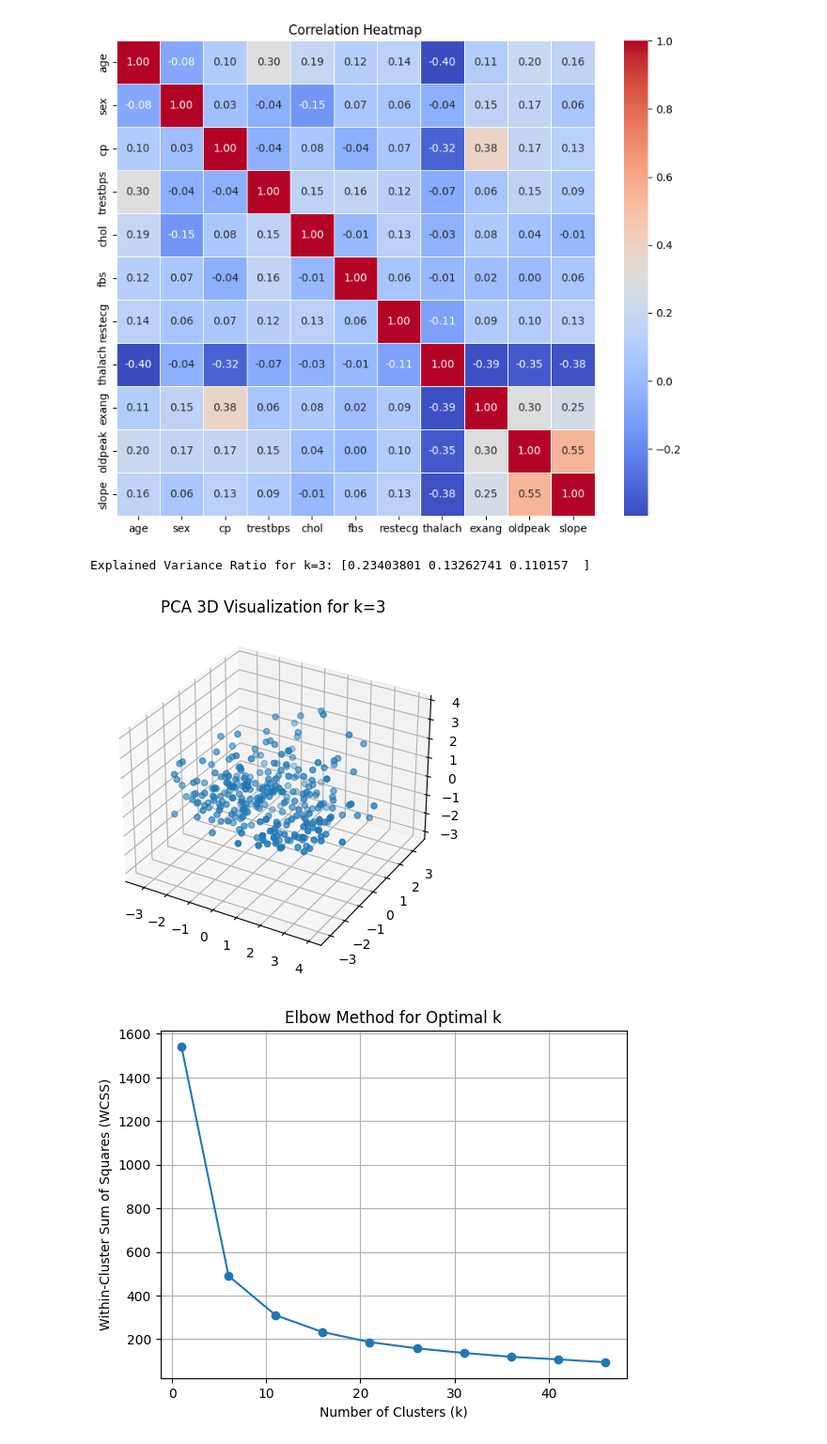
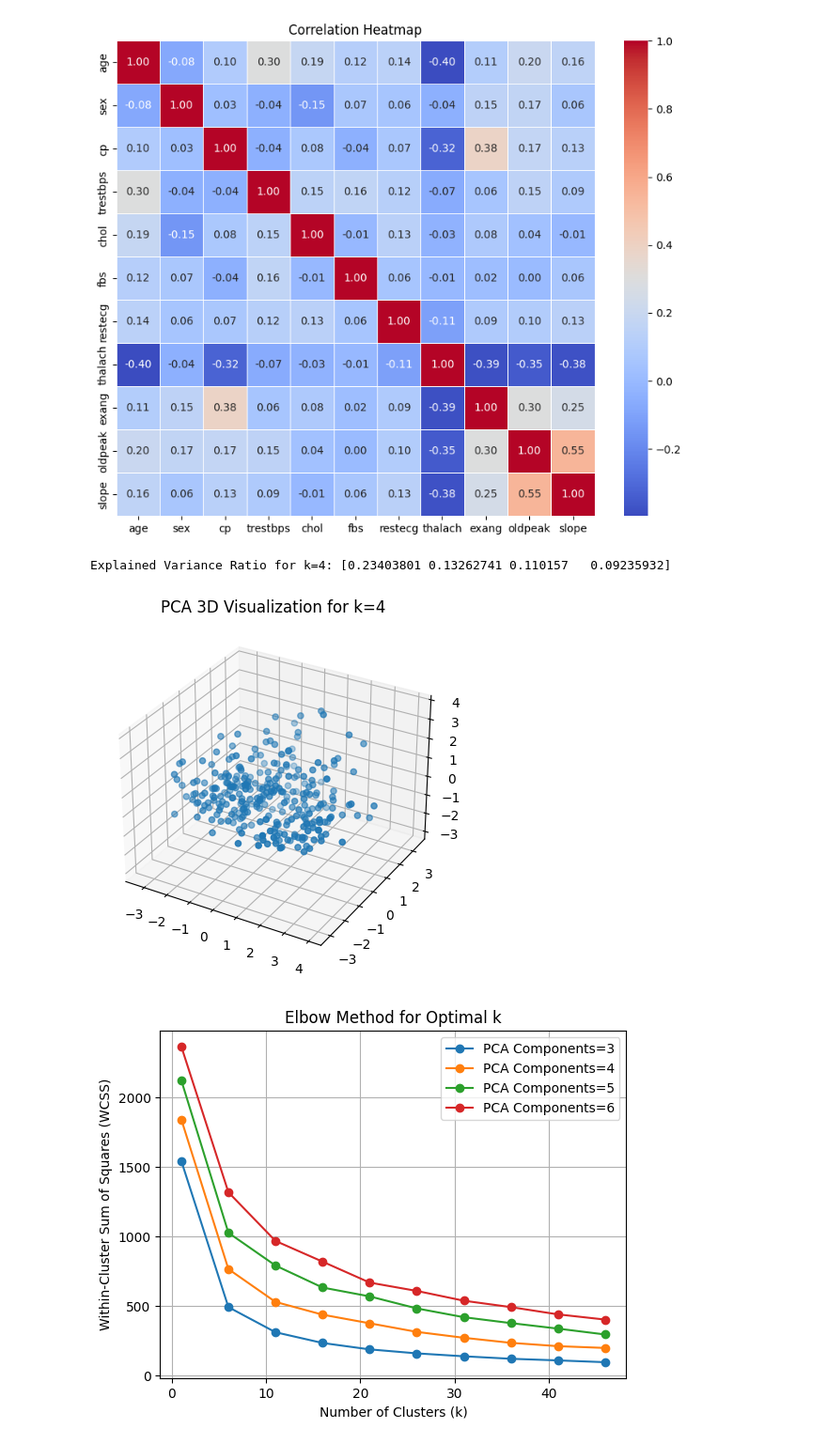
Before and after one commit to geomansano/heart-disease-clustering, a Jupyter notebook: clusters.ipynb, the cells around one changed output. Shown at 94% size. Saved outputs shown, nothing was run; the diff lists cells and outputs as text; code cells hidden in the pictures.

Commit message:
added elbow rule to pca component

```diff
--- a/clusters.ipynb
+++ b/clusters.ipynb
@@ -128,7 +128,7 @@ plt.show()
 # %% [output]
 [figure]
 # %%
-k=3
+k=4
 
 # Initialize PCA with the specified number of components
 pca = PCA(n_components=k)
@@ -153,27 +153,44 @@ plt.title(f'PCA 3D Visualization for k={k}')
 
 plt.show()
 # %% [output]
-Explained Variance Ratio for k=3: [0.23403801 0.13262741 0.110157  ]
+Explained Variance Ratio for k=4: [0.23403801 0.13262741 0.110157   0.09235932]
 [figure]
 # %%
 # Define a range of possible k values to try (e.g., from 1 to 10)
 k_values = range(1, 50, 5)
+j_values = range(3, 7)
 
 # Initialize a list to store the within-cluster sum of squares (WCSS) for each k
-wcss_values = []
-# Calculate WCSS for each k value
-for k in k_values:
-    kmeans = KMeans(n_clusters=k, random_state=42, n_init='auto')
-    kmeans_labels = kmeans.fit_predict(pca_result)
-    wcss_values.append(kmeans.inertia_)
+wcssj_values = []
 
-# Plot the elbow curve
-plt.plot(k_values, wcss_values, marker='o')
+for j in j_values:
+    wcss_values = []
+    for k in k_values:
+        # Initialize PCA with the specified number of components
+        pca = PCA(n_components=j)
+        # Fit PCA to the scaled data
+        pca.fit(scaled_data)
+
+        # Transform the data to the lower-dimensional space
+        pca_result = pca.transform(scaled_data)
+
+        kmeans = KMeans(n_clusters=k, random_state=42, n_init='auto')
+        kmeans_labels = kmeans.fit_predict(pca_result)
+        wcss_values.append(kmeans.inertia_)
+
+    # Append the wcss_values list to the wcssj_values list for each value of j
+    wcssj_values.append(wcss_values)
+
+# Plot the elbow curve for each value of j
+for j, wcss_values in zip(j_values, wcssj_values):
+    plt.plot(k_values, wcss_values, marker='o', label=f'PCA Components={j}')
+
 plt.xlabel('Number of Clusters (k)')
 plt.ylabel('Within-Cluster Sum of Squares (WCSS)')
 plt.title('Elbow Method for Optimal k')
+plt.legend()
 plt.grid(True)
 plt.show()
 # %% [output]
-[figure, old version]
+[figure, new version]
 # %%
```
Also changed, not shown: parts of 3 cells of this notebook.
